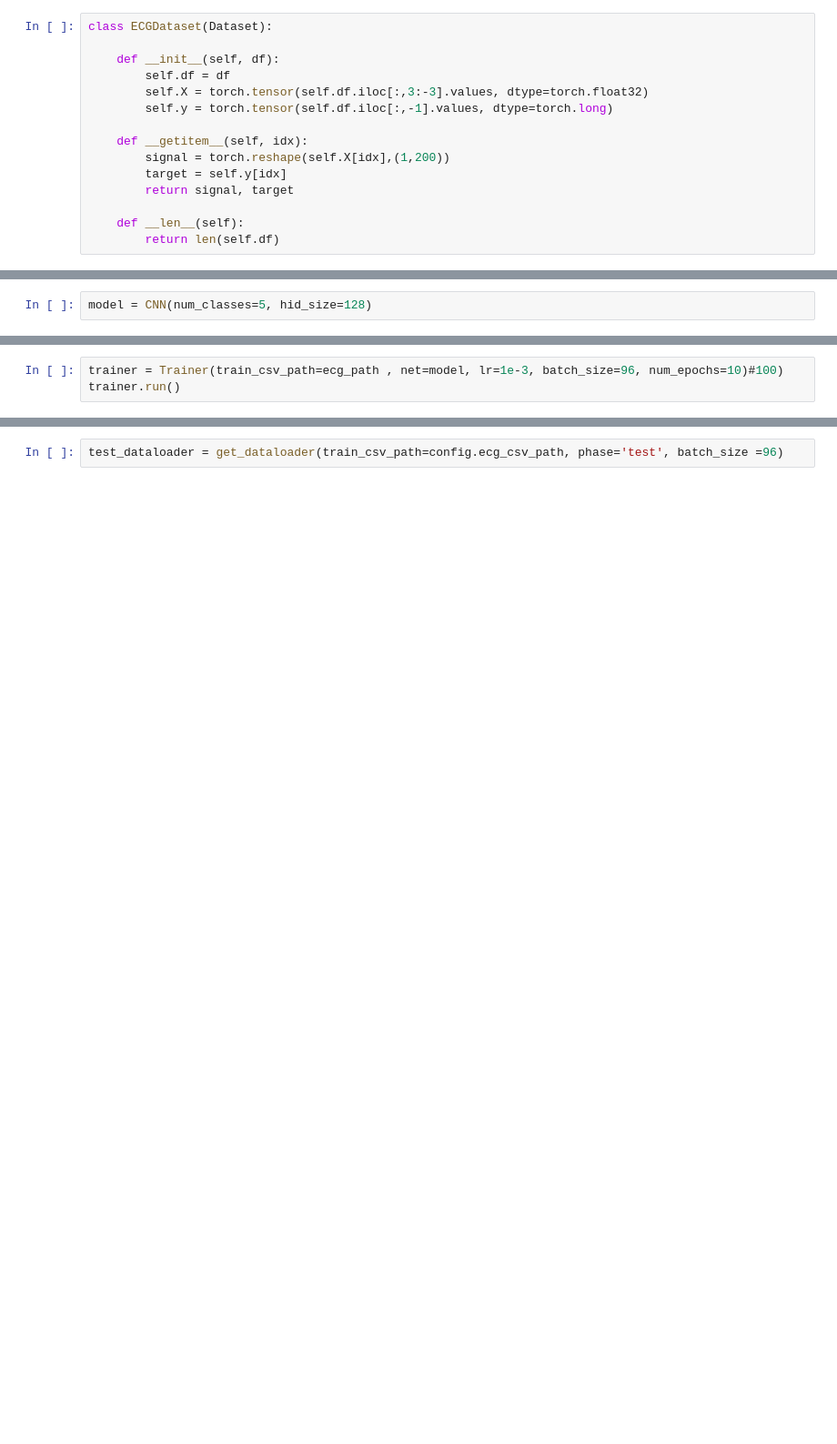
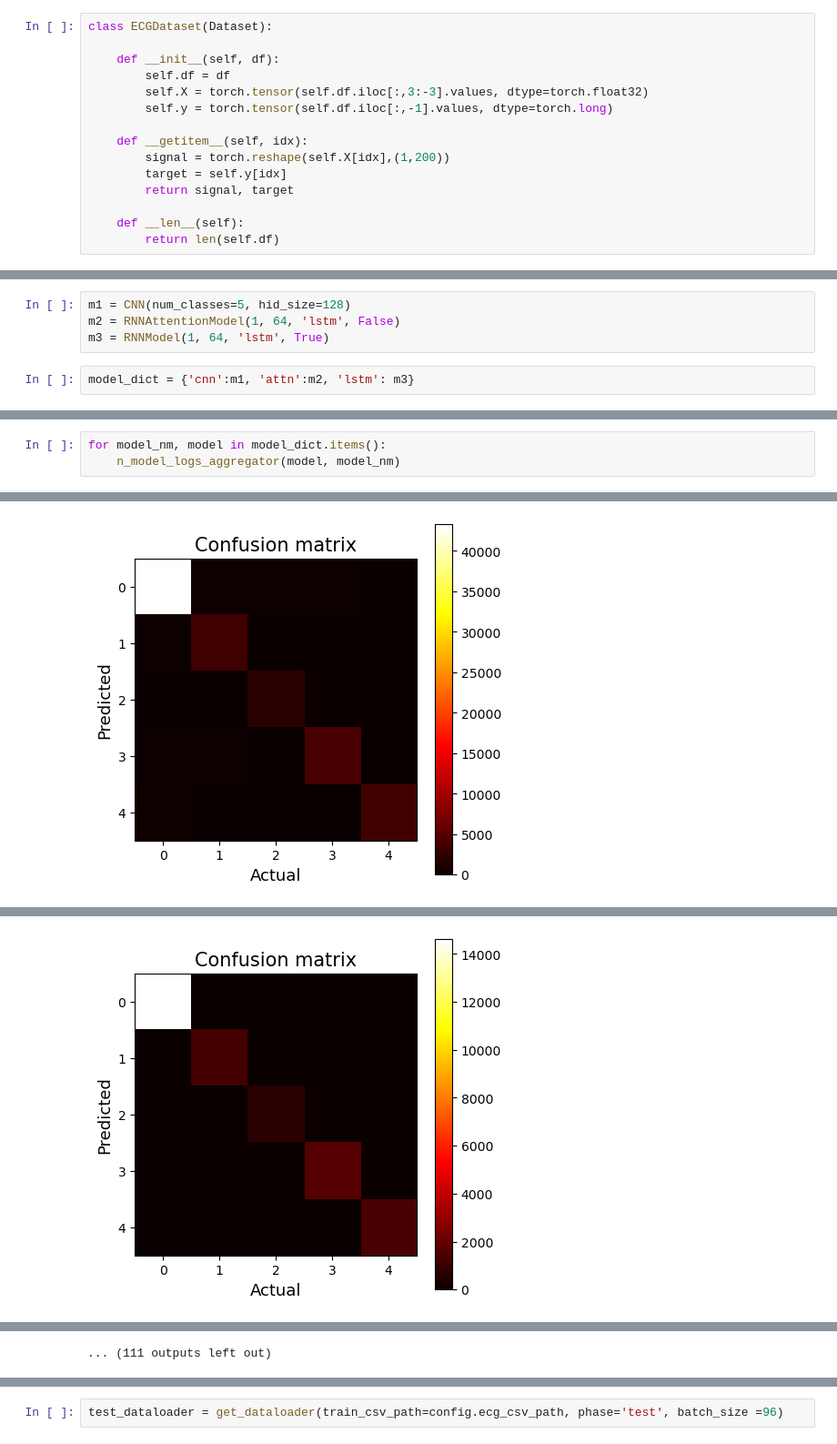
Before and after one commit to Alton1998/Arrhythmia-Detection, a Jupyter notebook: Deep Learning.ipynb, the cells around one changed output, grey strips where cells are left out. Shown at 91% size. Saved outputs shown, nothing was run; the diff lists cells and outputs as text; blank space fills up the shorter version.

Commit message:
upd dl nbk and output files

```diff
--- a/Deep Learning.ipynb
+++ b/Deep Learning.ipynb
@@ -297,2 +255,0 @@ from utils.models import CNN, RNNModel, RNNAttentionModel
-# %%
-model = CNN(num_classes=5, hid_size=128)
@@ -301,3 +255,0 @@ model = CNN(num_classes=5, hid_size=128)
-# %%
-trainer = Trainer(train_csv_path=ecg_path , net=model, lr=1e-3, batch_size=96, num_epochs=10)#100)
-trainer.run()
@@ -320,0 +497,6 @@ logs.to_csv('cnn.csv', index=False)
+# %%
+m1 = CNN(num_classes=5, hid_size=128)
+m2 = RNNAttentionModel(1, 64, 'lstm', False)
+m3 = RNNModel(1, 64, 'lstm', True)
+# %%
+model_dict = {'cnn':m1, 'attn':m2, 'lstm': m3}
@@ -320,0 +553,4 @@ logs.to_csv('cnn.csv', index=False)
+# %%
+for model_nm, model in model_dict.items():
+    n_model_logs_aggregator(model, model_nm)
+# %% [output]
@@ -320,0 +560 @@ logs.to_csv('cnn.csv', index=False)
+[figure, added]
@@ -320,0 +564 @@ logs.to_csv('cnn.csv', index=False)
+[figure, added]
@@ -321 +585,2 @@ logs.to_csv('cnn.csv', index=False)
+... (111 outputs left out)
 # %%
```
Also changed, not shown: parts of 46 cells of this notebook, 20 other files.
